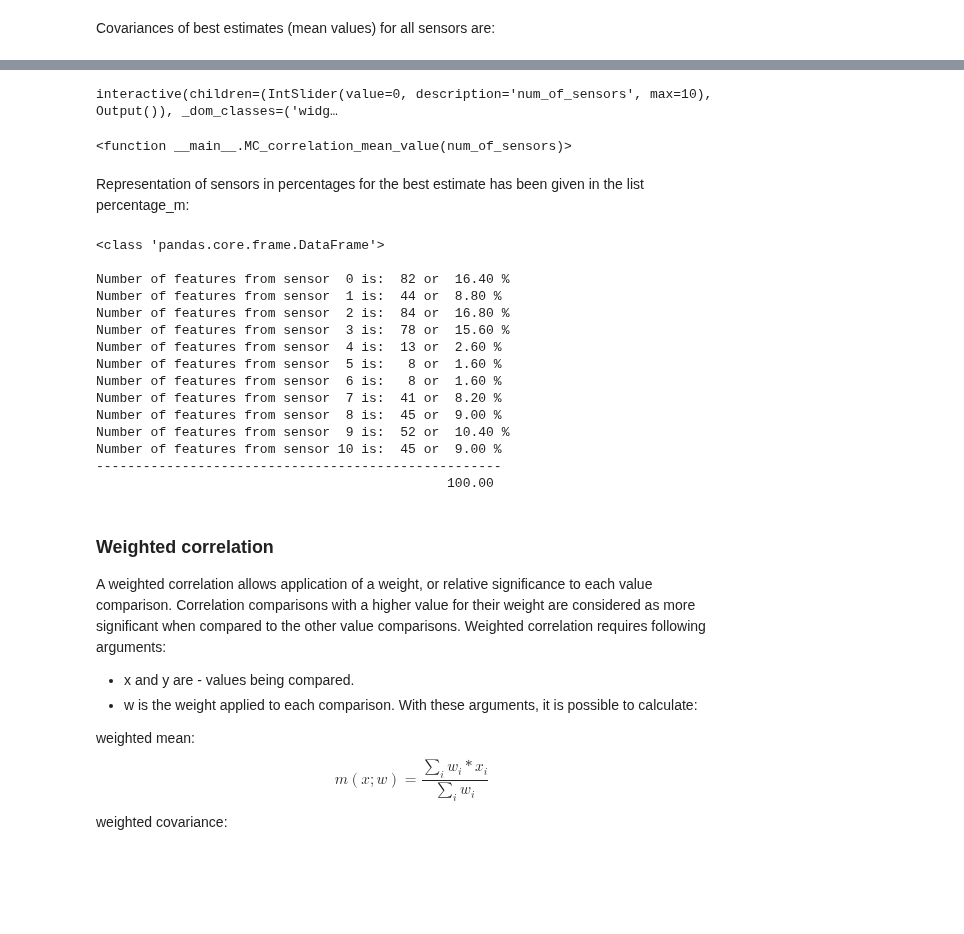
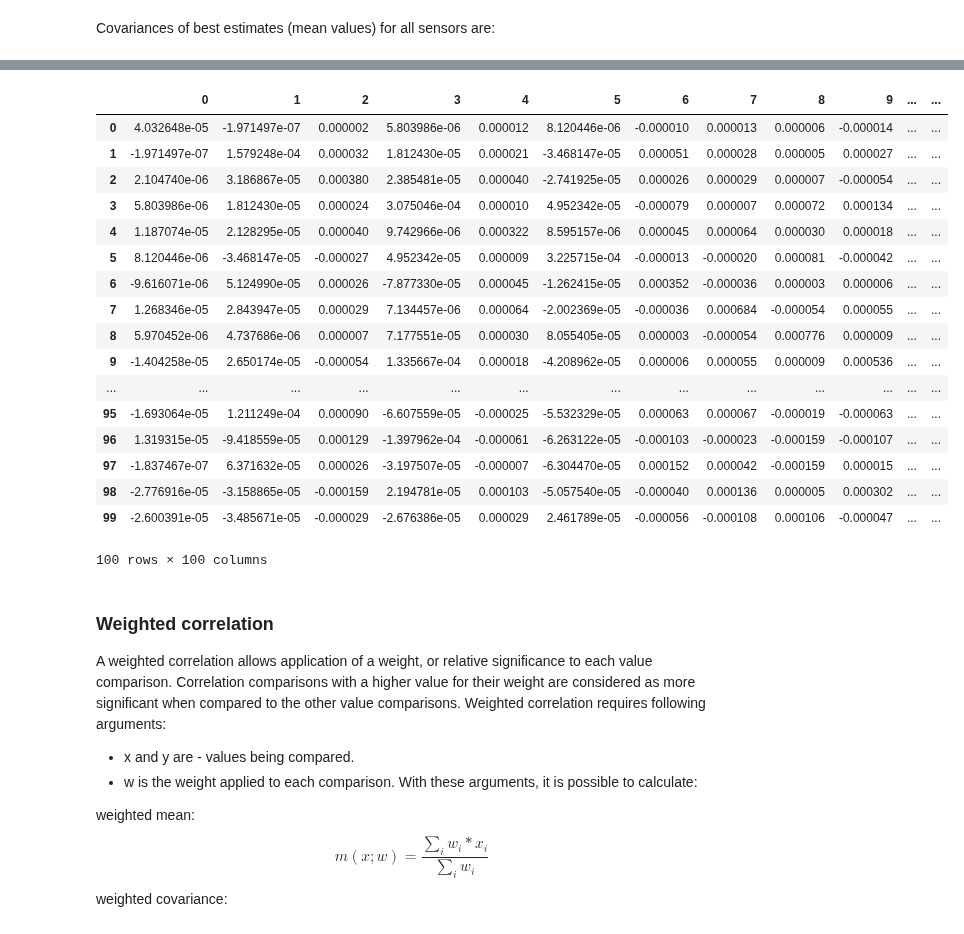
Before and after one commit to ehlimana/ZEMA-machine-learing-tutorials-uncertainty-evaluation, a Jupyter notebook: 3_Feature_selection.ipynb, the cells around one changed output, grey strips where cells are left out. Saved outputs shown, nothing was run; the diff lists cells and outputs as text; code cells hidden in the pictures; blank space fills up the shorter version.

```diff
--- a/3_Feature_selection.ipynb
+++ b/3_Feature_selection.ipynb
@@ -649,38 +688,25 @@ Uy
-# %%
-import ipywidgets as widgets
-from ipywidgets import interact, interact_manual
-def MC_correlation_mean_value(num_of_sensors):
-
-    plt.figure(figsize=(20,10))
-    plt.errorbar(range(sorted_values__amp_from_all_sensors[0].shape[1]),corr_array_mean[num_of_sensors],yerr=np.sqrt(np.diag(Uy)),fmt="o-")
-    plt.xlabel('Column indices - Amplitudes')
-    plt.ylabel('Correlation coefficient')
-    plt.title('Mean values of correlation coefficients for all sensors')
-interact(MC_correlation_mean_value,num_of_sensors=widgets.IntSlider(min=0, max=10, step=1))
-# %% [output]
-interactive(children=(IntSlider(value=0, description='num_of_sensors', max=10), Output()), _dom_classes=('widg…
-<function __main__.MC_correlation_mean_value(num_of_sensors)>
-# %% [markdown]
-Representation of sensors in percentages for the best estimate has been given in the list percentage_m:
-# %%
-abs_top_n_together_matrix_mean=np.zeros((sorted_values__amp_from_all_sensors[0].shape[0],n_features_for_select))
-percentage_m,abs_top_n_together_matrix_mean=percentage(sensor_n_m,feature_n_m,sorted_values__amp_from_all_sensors)
-# %% [output]
-<class 'pandas.core.frame.DataFrame'>
-
-Number of features from sensor  0 is:  82 or  16.40 %
-Number of features from sensor  1 is:  44 or  8.80 %
-Number of features from sensor  2 is:  84 or  16.80 %
-Number of features from sensor  3 is:  78 or  15.60 %
-Number of features from sensor  4 is:  13 or  2.60 %
-Number of features from sensor  5 is:   8 or  1.60 %
-Number of features from sensor  6 is:   8 or  1.60 %
-Number of features from sensor  7 is:  41 or  8.20 %
-Number of features from sensor  8 is:  45 or  9.00 %
-Number of features from sensor  9 is:  52 or  10.40 %
-Number of features from sensor 10 is:  45 or  9.00 %
-----------------------------------------------------
-                                             100.00
+# %%
+Uy_mean=pd.DataFrame(Uy_mean)
+Uy_mean
+# %% [output]
+|  | 0 | 1 | 2 | 3 | 4 | 5 | 6 | 7 | 8 | 9 | ... | ... |
+| 0 | 4.032648e-05 | -1.971497e-07 | 0.000002 | 5.803986e-06 | 0.000012 | 8.120446e-06 | -0.000010 | 0.000013 | 0.000006 | -0.000014 | ... | ... |
+| 1 | -1.971497e-07 | 1.579248e-04 | 0.000032 | 1.812430e-05 | 0.000021 | -3.468147e-05 | 0.000051 | 0.000028 | 0.000005 | 0.000027 | ... | ... |
+| 2 | 2.104740e-06 | 3.186867e-05 | 0.000380 | 2.385481e-05 | 0.000040 | -2.741925e-05 | 0.000026 | 0.000029 | 0.000007 | -0.000054 | ... | ... |
+| 3 | 5.803986e-06 | 1.812430e-05 | 0.000024 | 3.075046e-04 | 0.000010 | 4.952342e-05 | -0.000079 | 0.000007 | 0.000072 | 0.000134 | ... | ... |
+| 4 | 1.187074e-05 | 2.128295e-05 | 0.000040 | 9.742966e-06 | 0.000322 | 8.595157e-06 | 0.000045 | 0.000064 | 0.000030 | 0.000018 | ... | ... |
+| 5 | 8.120446e-06 | -3.468147e-05 | -0.000027 | 4.952342e-05 | 0.000009 | 3.225715e-04 | -0.000013 | -0.000020 | 0.000081 | -0.000042 | ... | ... |
+| 6 | -9.616071e-06 | 5.124990e-05 | 0.000026 | -7.877330e-05 | 0.000045 | -1.262415e-05 | 0.000352 | -0.000036 | 0.000003 | 0.000006 | ... | ... |
+| 7 | 1.268346e-05 | 2.843947e-05 | 0.000029 | 7.134457e-06 | 0.000064 | -2.002369e-05 | -0.000036 | 0.000684 | -0.000054 | 0.000055 | ... | ... |
+| 8 | 5.970452e-06 | 4.737686e-06 | 0.000007 | 7.177551e-05 | 0.000030 | 8.055405e-05 | 0.000003 | -0.000054 | 0.000776 | 0.000009 | ... | ... |
+| 9 | -1.404258e-05 | 2.650174e-05 | -0.000054 | 1.335667e-04 | 0.000018 | -4.208962e-05 | 0.000006 | 0.000055 | 0.000009 | 0.000536 | ... | ... |
+| ... | ... | ... | ... | ... | ... | ... | ... | ... | ... | ... | ... | ... |
+| 95 | -1.693064e-05 | 1.211249e-04 | 0.000090 | -6.607559e-05 | -0.000025 | -5.532329e-05 | 0.000063 | 0.000067 | -0.000019 | -0.000063 | ... | ... |
+| 96 | 1.319315e-05 | -9.418559e-05 | 0.000129 | -1.397962e-04 | -0.000061 | -6.263122e-05 | -0.000103 | -0.000023 | -0.000159 | -0.000107 | ... | ... |
+| 97 | -1.837467e-07 | 6.371632e-05 | 0.000026 | -3.197507e-05 | -0.000007 | -6.304470e-05 | 0.000152 | 0.000042 | -0.000159 | 0.000015 | ... | ... |
+| 98 | -2.776916e-05 | -3.158865e-05 | -0.000159 | 2.194781e-05 | 0.000103 | -5.057540e-05 | -0.000040 | 0.000136 | 0.000005 | 0.000302 | ... | ... |
+| 99 | -2.600391e-05 | -3.485671e-05 | -0.000029 | -2.676386e-05 | 0.000029 | 2.461789e-05 | -0.000056 | -0.000108 | 0.000106 | -0.000047 | ... | ... |
+100 rows × 100 columns
 # %% [markdown]
 ###  Weighted correlation
 
```
Also changed, not shown: parts of 31 cells of this notebook.
